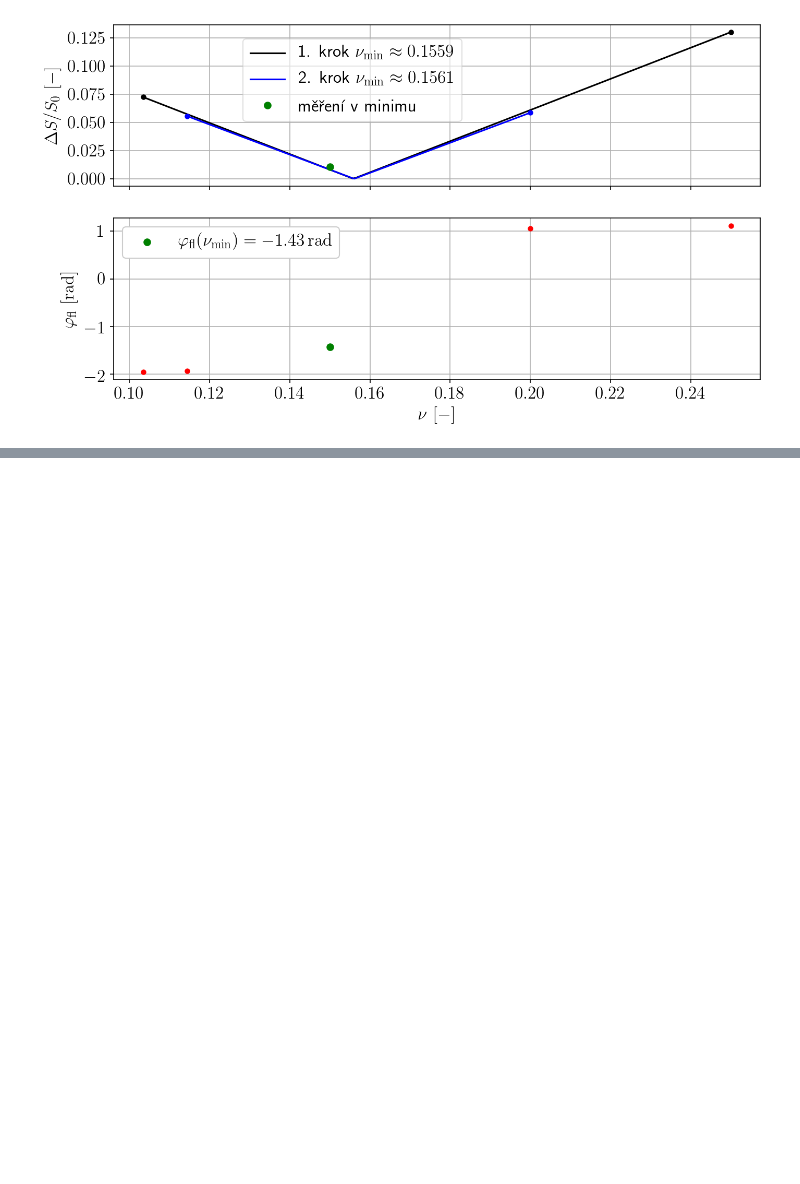
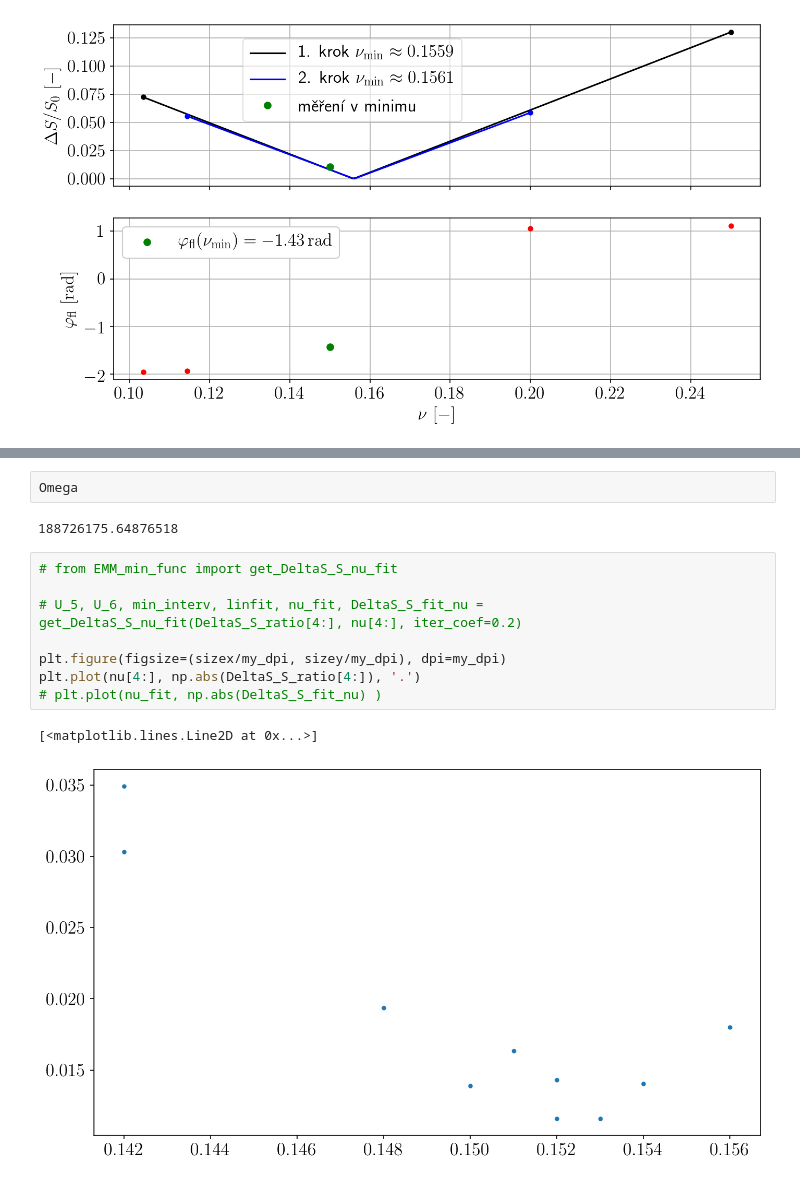
Before and after one commit to dvadlejch/Julia_vypocty_diplomka, a Jupyter notebook: julia_plots/ax_EMM_min_plot.ipynb, the cells around one changed output, grey strips where cells are left out. Cells and saved outputs as stored; diff of their text form; blank space fills up the shorter version.

```diff
--- a/julia_plots/ax_EMM_min_plot.ipynb
+++ b/julia_plots/ax_EMM_min_plot.ipynb
@@ -440,0 +639,15 @@ ax2.legend(framealpha=1)
+# %%
+Omega
+# %% [output]
+188726175.64876518
+# %%
+# from EMM_min_func import get_DeltaS_S_nu_fit
+
+# U_5, U_6, min_interv, linfit, nu_fit, DeltaS_S_fit_nu = get_DeltaS_S_nu_fit(DeltaS_S_ratio[4:], nu[4:], iter_coef=0.2)
+
+plt.figure(figsize=(sizex/my_dpi, sizey/my_dpi), dpi=my_dpi)
+plt.plot(nu[4:], np.abs(DeltaS_S_ratio[4:]), '.')
+# plt.plot(nu_fit, np.abs(DeltaS_S_fit_nu) )
+# %% [output]
+[<matplotlib.lines.Line2D at 0x...>]
+[figure, added]
```
Also changed, not shown: parts of 14 cells of this notebook, 21 other files.
